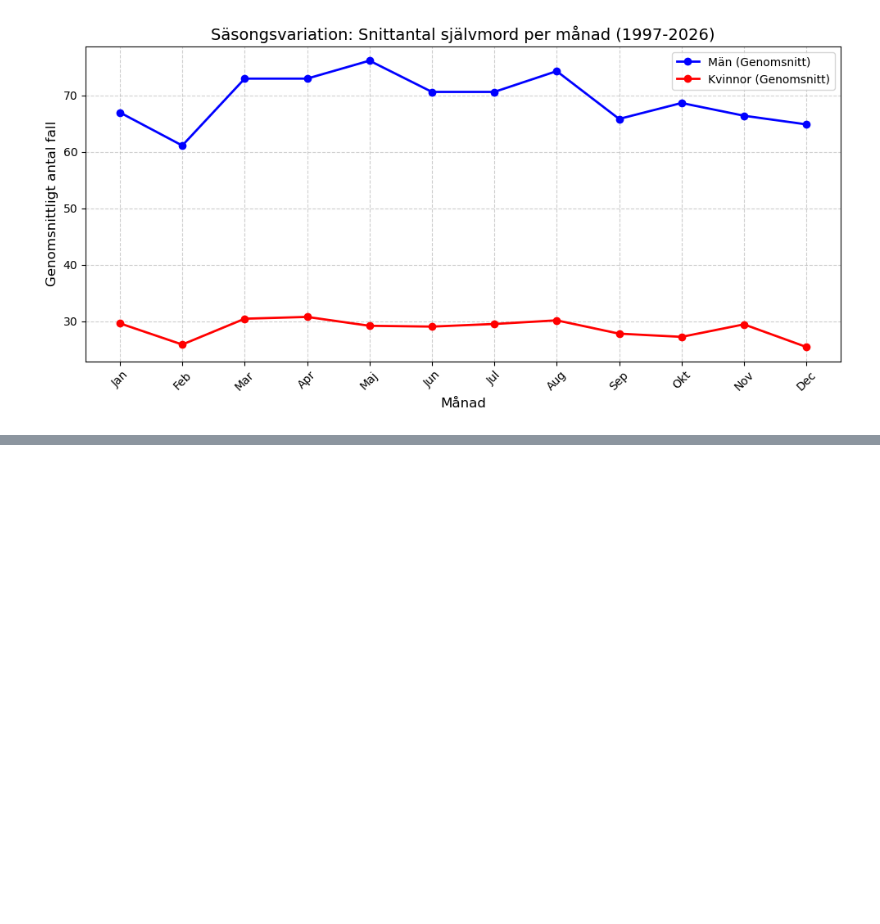
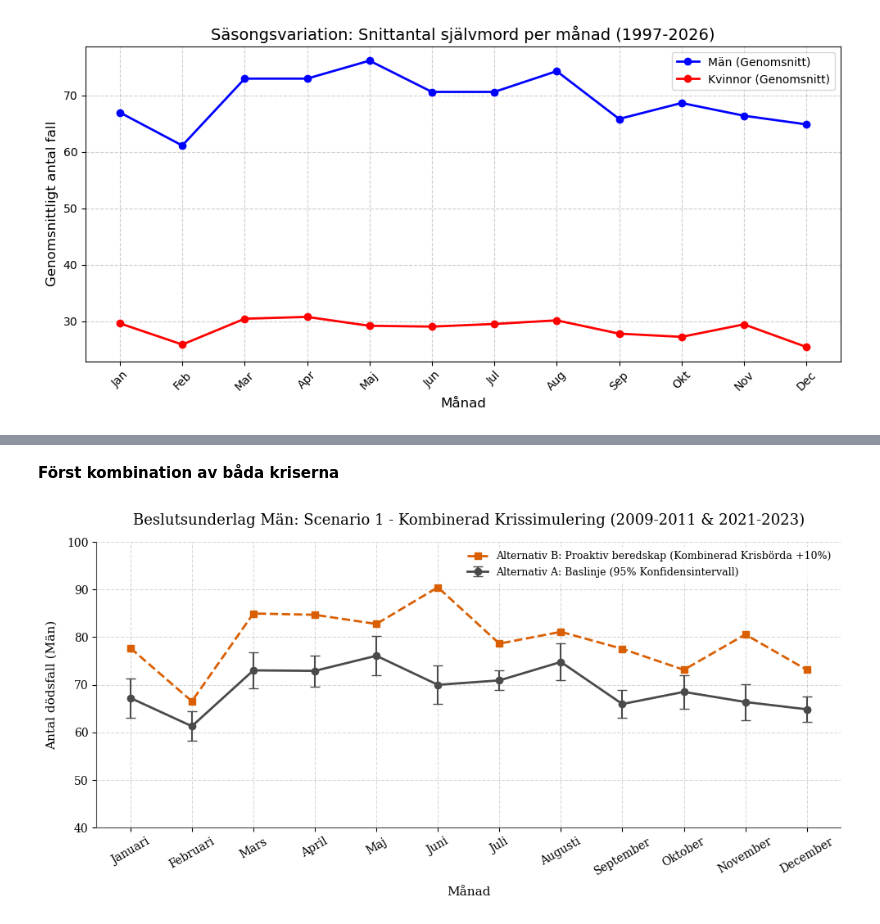
Before and after one commit to RickardAnd/projekt-grupp6, a Jupyter notebook: projekt_grupp6.ipynb, the cells around one changed output, grey strips where cells are left out. Saved outputs shown, nothing was run; the diff lists cells and outputs as text; code cells hidden in the pictures; blank space fills up the shorter version.

```diff
--- a/projekt_grupp6.ipynb
+++ b/projekt_grupp6.ipynb
@@ -450,0 +553,15 @@ plt.show()
+# %% [markdown]
+**Först kombination av båda kriserna**
+# %%
+# ---------------------------------------------------------------------
+# DIAGRAM 1: KOMBINERAD KRISSIMULERING (FINANS + COVID)
+# ---------------------------------------------------------------------
+fig1, ax1 = plt.subplots(figsize=(10, 5))
+ax1.errorbar(manads_namn, manads_stats['mean'], yerr=manads_stats['error'], fmt='o-', color='#4a4a4a', linewidth=2, elinewidth=1.5, capsize=4, label='Alternativ A: Baslinje (95% Konfidensintervall)')
+ax1.plot(manads_namn, kris_kombinerad_skalad, color='#d95f02', linestyle='--', linewidth=2, marker='s', label='Alternativ B: Proaktiv beredskap (Kombinerad Krisbörda +10%)')
+snygga_till_axel(ax1, "Beslutsunderlag Män: Scenario 1 - Kombinerad Krissimulering (2009-2011 & 2021-2023)")
+plt.tight_layout()
+#plt.savefig("plot_1_kombinerad_kris.png", dpi=300)
+plt.show()
+# %% [output]
+[figure, added]
```
Also changed, not shown: parts of 6 cells of this notebook.
